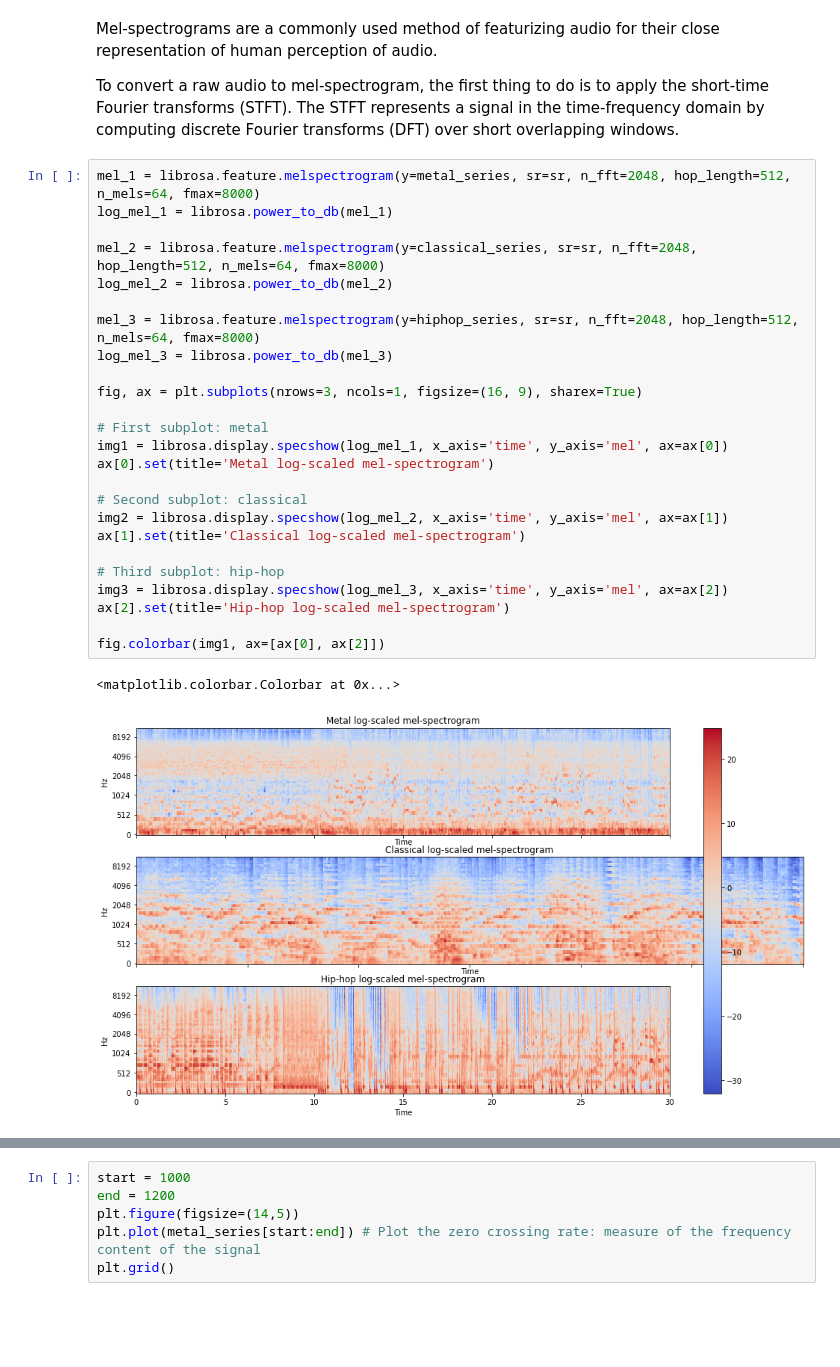
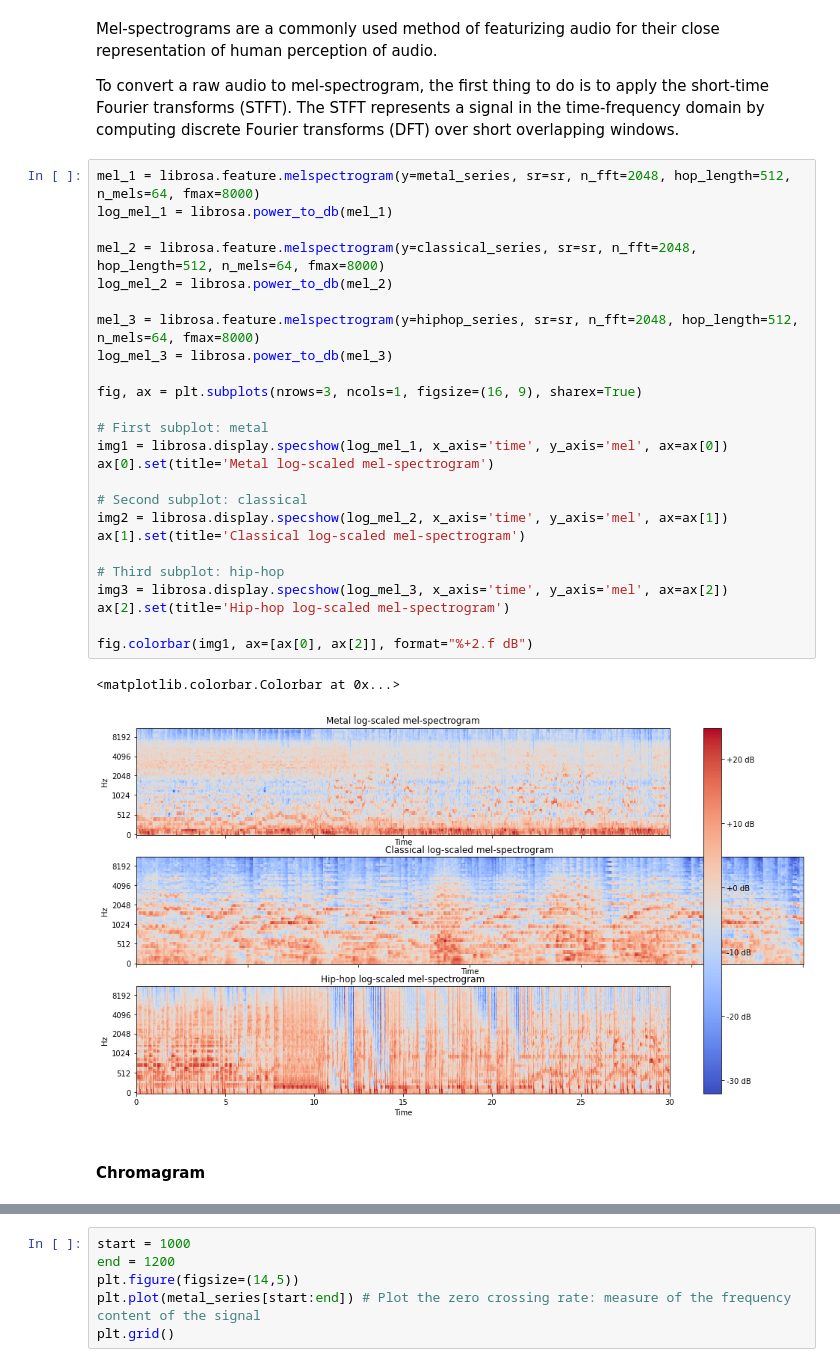
Before and after one commit to livias1726/CNN_Music_Classification, a Jupyter notebook: CNN_MusicGenresRecognizer.ipynb, the cells around one changed output, grey strips where cells are left out. Drawn from its saved outputs; the diff is of its cells as text; blank space fills up the shorter version.

```diff
--- a/CNN_MusicGenresRecognizer.ipynb
+++ b/CNN_MusicGenresRecognizer.ipynb
@@ -109,28 +119,30 @@ To convert a raw audio to mel-spectrogram, the first thing to do is to apply the
 # %%
 mel_1 = librosa.feature.melspectrogram(y=metal_series, sr=sr, n_fft=2048, hop_length=512, n_mels=64, fmax=8000)
 log_mel_1 = librosa.power_to_db(mel_1)
 
 mel_2 = librosa.feature.melspectrogram(y=classical_series, sr=sr, n_fft=2048, hop_length=512, n_mels=64, fmax=8000)
 log_mel_2 = librosa.power_to_db(mel_2)
 
 mel_3 = librosa.feature.melspectrogram(y=hiphop_series, sr=sr, n_fft=2048, hop_length=512, n_mels=64, fmax=8000)
 log_mel_3 = librosa.power_to_db(mel_3)
 
 fig, ax = plt.subplots(nrows=3, ncols=1, figsize=(16, 9), sharex=True)
 
 # First subplot: metal
 img1 = librosa.display.specshow(log_mel_1, x_axis='time', y_axis='mel', ax=ax[0])
 ax[0].set(title='Metal log-scaled mel-spectrogram')
 
 # Second subplot: classical
 img2 = librosa.display.specshow(log_mel_2, x_axis='time', y_axis='mel', ax=ax[1])
 ax[1].set(title='Classical log-scaled mel-spectrogram')
 
 # Third subplot: hip-hop
 img3 = librosa.display.specshow(log_mel_3, x_axis='time', y_axis='mel', ax=ax[2])
 ax[2].set(title='Hip-hop log-scaled mel-spectrogram')
 
-fig.colorbar(img1, ax=[ax[0], ax[2]])
+fig.colorbar(img1, ax=[ax[0], ax[2]], format="%+2.f dB")
 # %% [output]
 <matplotlib.colorbar.Colorbar at 0x...>
-[figure, old version]
+[figure, new version]
+# %% [markdown]
+#### Chromagram ####
```
Also changed, not shown: parts of 10 cells of this notebook.
